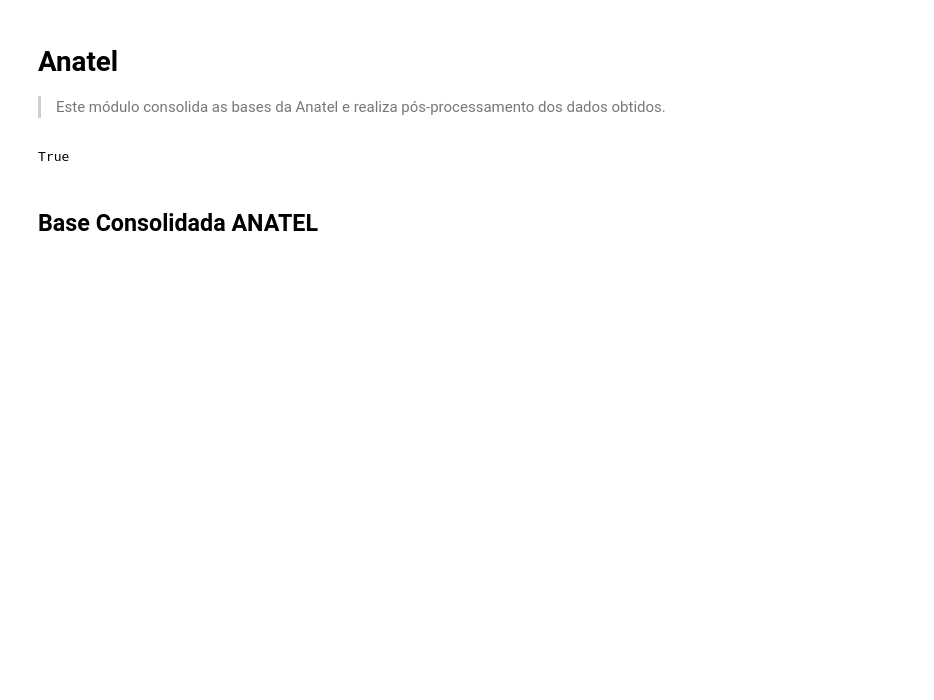
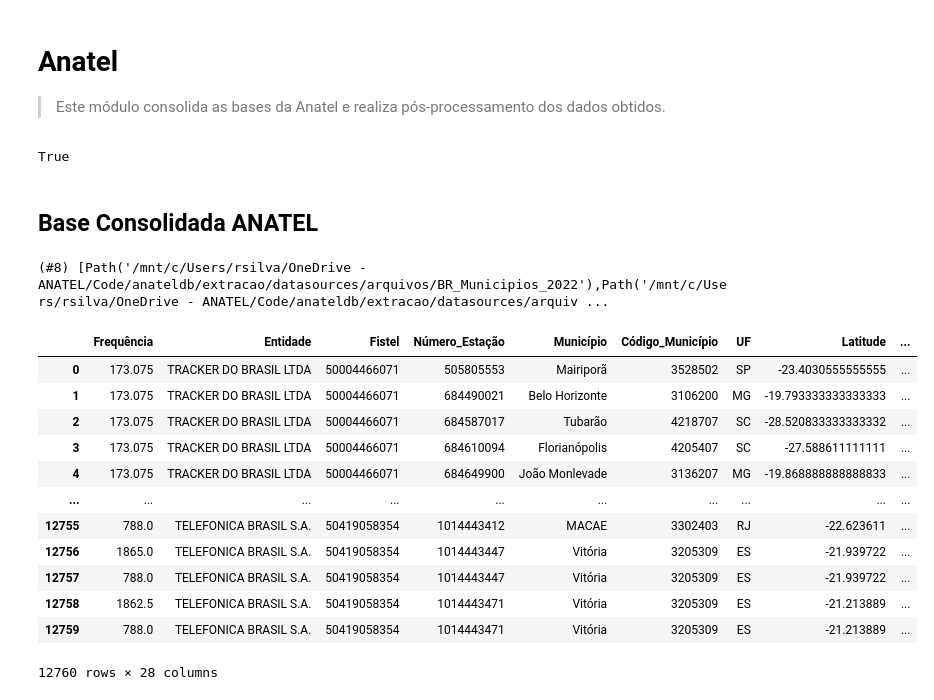
Before and after one commit to InovaFiscaliza/EmissorasRF, a Jupyter notebook: nbs/03a_anatel.ipynb, the cells around one changed output. Drawn from its saved outputs; the diff is of its cells as text; code cells hidden in the pictures; blank space fills up the shorter version.

```diff
--- a/nbs/03a_anatel.ipynb
+++ b/nbs/03a_anatel.ipynb
@@ -173,0 +226,6 @@ def update_base(
+# %%
+files = Path.cwd().parent / 'extracao' / 'datasources' / 'arquivos'
+# %%
+files.ls()
+# %% [output]
+(#8) [Path('/mnt/c/Users/rsilva/OneDrive - ANATEL/Code/anateldb/extracao/datasources/arquivos/BR_Municipios_2022'),Path('/mnt/c/Users/rsilva/OneDrive - ANATEL/Code/anateldb/extracao/datasources/arquiv ...
@@ -173,0 +234,18 @@ def update_base(
+# %%
+df = pd.read_parquet(files / 'saida' / 'telecom.parquet.gzip')
+# %%
+df
+# %% [output]
+|  | Frequência | Entidade | Fistel | Número_Estação | Município | Código_Município | UF | Latitude | ... |
+| 0 | 173.075 | TRACKER DO BRASIL LTDA | 50004466071 | 505805553 | Mairiporã | 3528502 | SP | -23.4030555555555 | ... |
+| 1 | 173.075 | TRACKER DO BRASIL LTDA | 50004466071 | 684490021 | Belo Horizonte | 3106200 | MG | -19.793333333333333 | ... |
+| 2 | 173.075 | TRACKER DO BRASIL LTDA | 50004466071 | 684587017 | Tubarão | 4218707 | SC | -28.520833333333332 | ... |
+| 3 | 173.075 | TRACKER DO BRASIL LTDA | 50004466071 | 684610094 | Florianópolis | 4205407 | SC | -27.588611111111 | ... |
+| 4 | 173.075 | TRACKER DO BRASIL LTDA | 50004466071 | 684649900 | João Monlevade | 3136207 | MG | -19.868888888888833 | ... |
+| ... | ... | ... | ... | ... | ... | ... | ... | ... | ... |
+| 12755 | 788.0 | TELEFONICA BRASIL S.A. | 50419058354 | 1014443412 | MACAE | 3302403 | RJ | -22.623611 | ... |
+| 12756 | 1865.0 | TELEFONICA BRASIL S.A. | 50419058354 | 1014443447 | Vitória | 3205309 | ES | -21.939722 | ... |
+| 12757 | 788.0 | TELEFONICA BRASIL S.A. | 50419058354 | 1014443447 | Vitória | 3205309 | ES | -21.939722 | ... |
+| 12758 | 1862.5 | TELEFONICA BRASIL S.A. | 50419058354 | 1014443471 | Vitória | 3205309 | ES | -21.213889 | ... |
+| 12759 | 788.0 | TELEFONICA BRASIL S.A. | 50419058354 | 1014443471 | Vitória | 3205309 | ES | -21.213889 | ... |
+12760 rows × 28 columns
```
Also changed, not shown: parts of 13 cells of this notebook, 31 other files.
